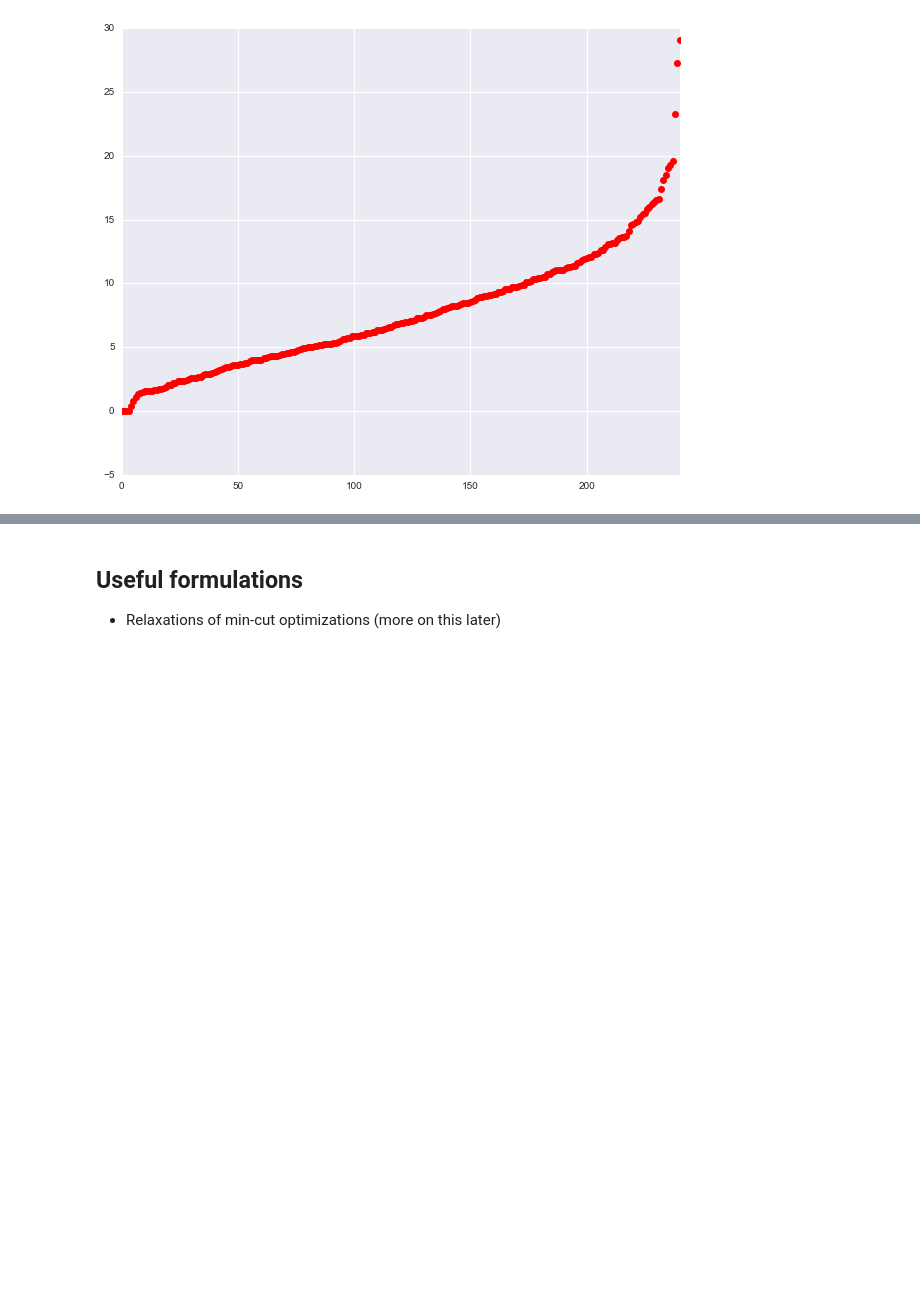
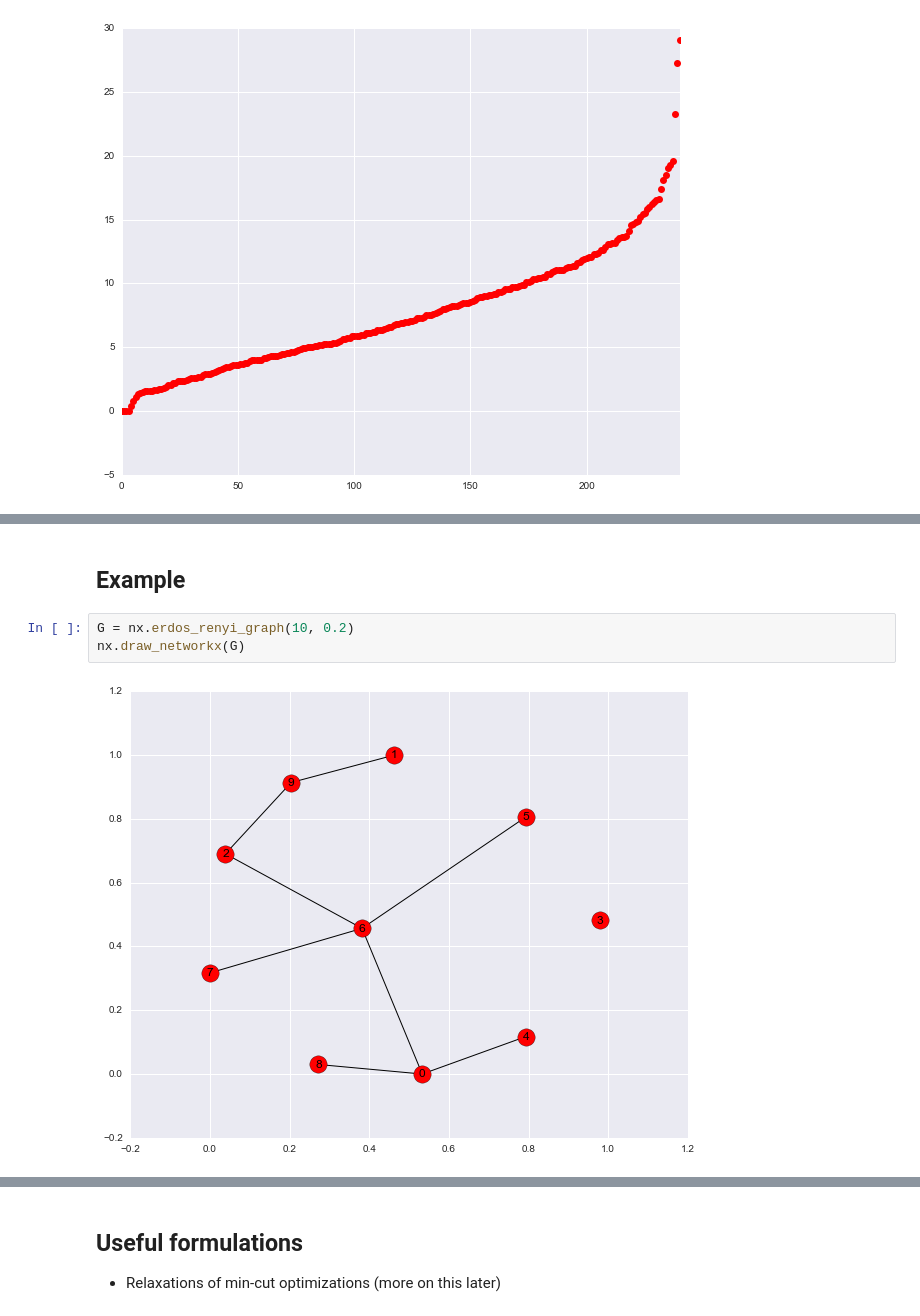
Before and after one commit to weifei/StudyTopics, a Jupyter notebook: clustering/A Primer On Spectral Clustering.ipynb, the cells around one changed output, grey strips where cells are left out. Saved outputs shown, nothing was run; the diff lists cells and outputs as text; blank space fills up the shorter version.

```diff
--- a/clustering/A Primer On Spectral Clustering.ipynb
+++ b/clustering/A Primer On Spectral Clustering.ipynb
@@ -293,0 +307,7 @@ pd.Series(sorted(eigenvalues)).plot(style='ro ')
+# %% [markdown]
+## Example
+# %%
+G = nx.erdos_renyi_graph(10, 0.2)
+nx.draw_networkx(G)
+# %% [output]
+[figure, added]
```
Also changed, not shown: parts of 21 cells of this notebook.
